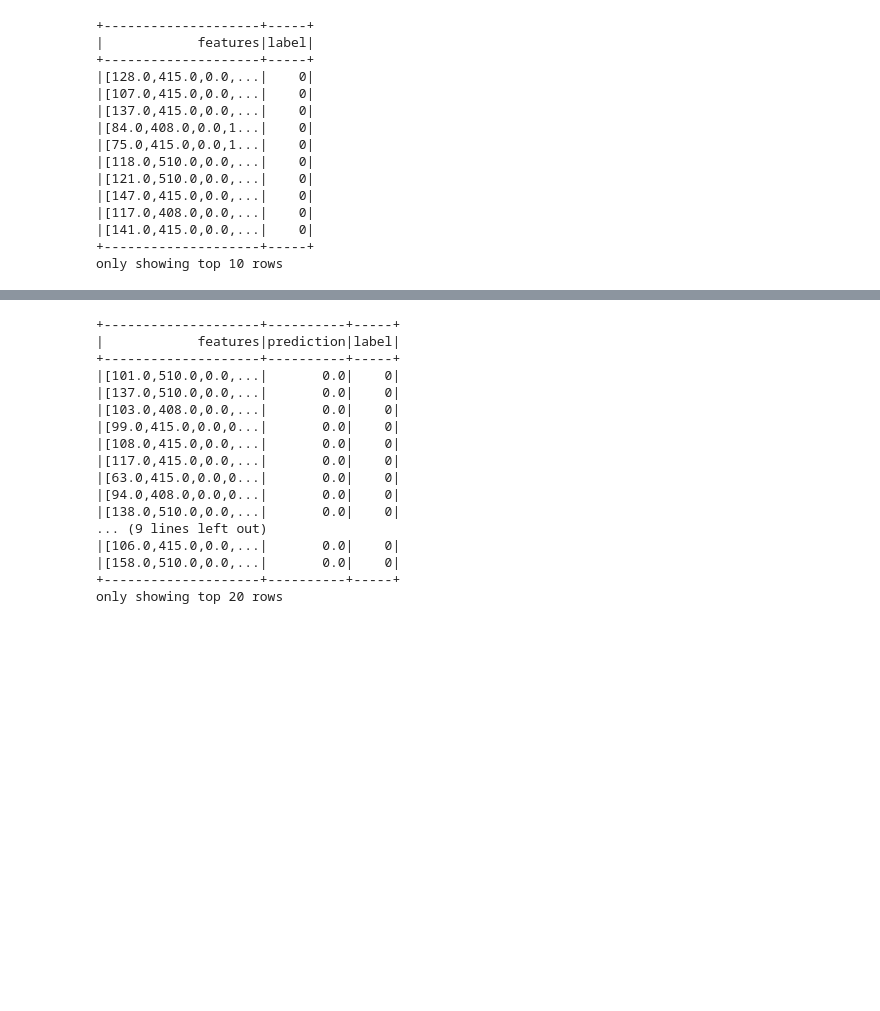
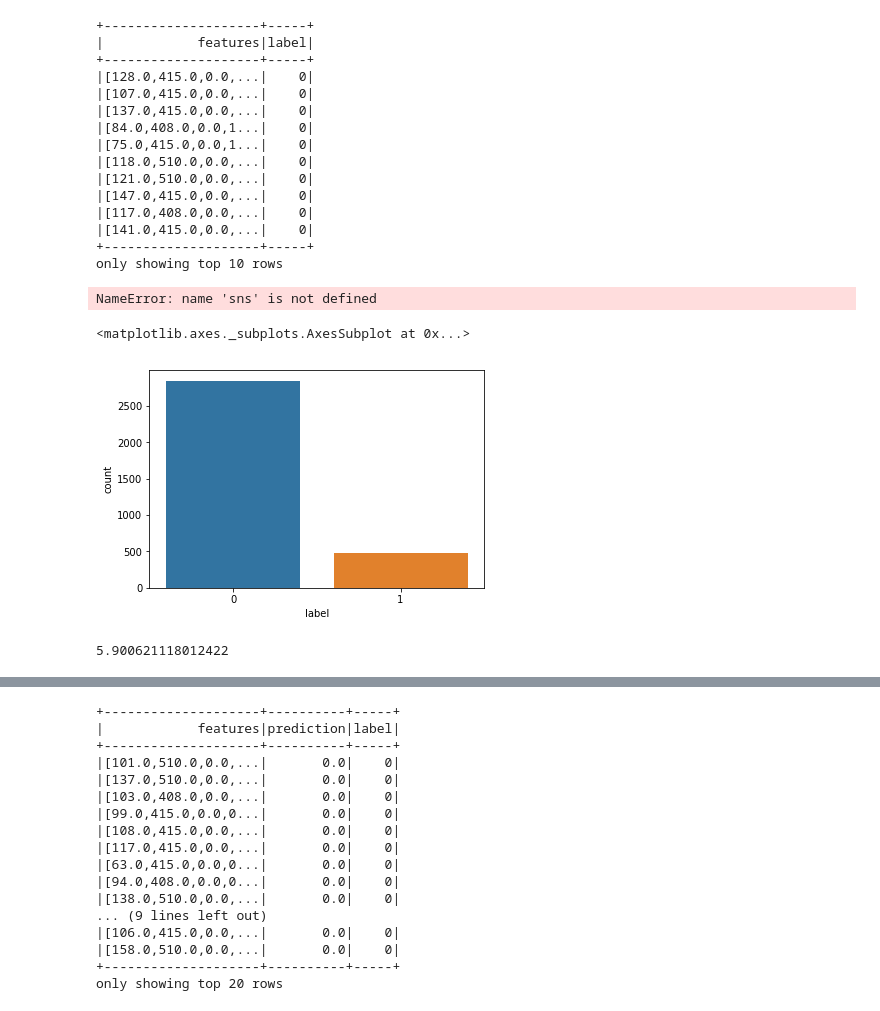
Before and after one commit to HiagoW/PrevendoCustomerChurn, a Jupyter notebook: Projeto-04.ipynb, the cells around one changed output, grey strips where cells are left out. Cells and saved outputs as stored; diff of their text form; code cells hidden in the pictures; blank space fills up the shorter version.

Commit message:
Correção na frequência dos labels

```diff
--- a/Projeto-04.ipynb
+++ b/Projeto-04.ipynb
@@ -371,3 +374,17 @@ df_treino_6.select("features", "label").show(10)
 |[141.0,415.0,0.0,...|    0|
 +--------------------+-----+
 only showing top 10 rows
+# %%
+df_treino_pandas = df_treino_6.toPandas()
+# %% [output]
+NameError: name 'sns' is not defined
+# %%
+sns.countplot(data=df_treino_pandas,x='label')
+# %% [output]
+<matplotlib.axes._subplots.AxesSubplot at 0x...>
+[figure, added]
+# %%
+x = float(major_df.count()) / minor_df.count()
+x
+# %% [output]
+5.900621118012422
```
Also changed, not shown: parts of 7 cells of this notebook.
